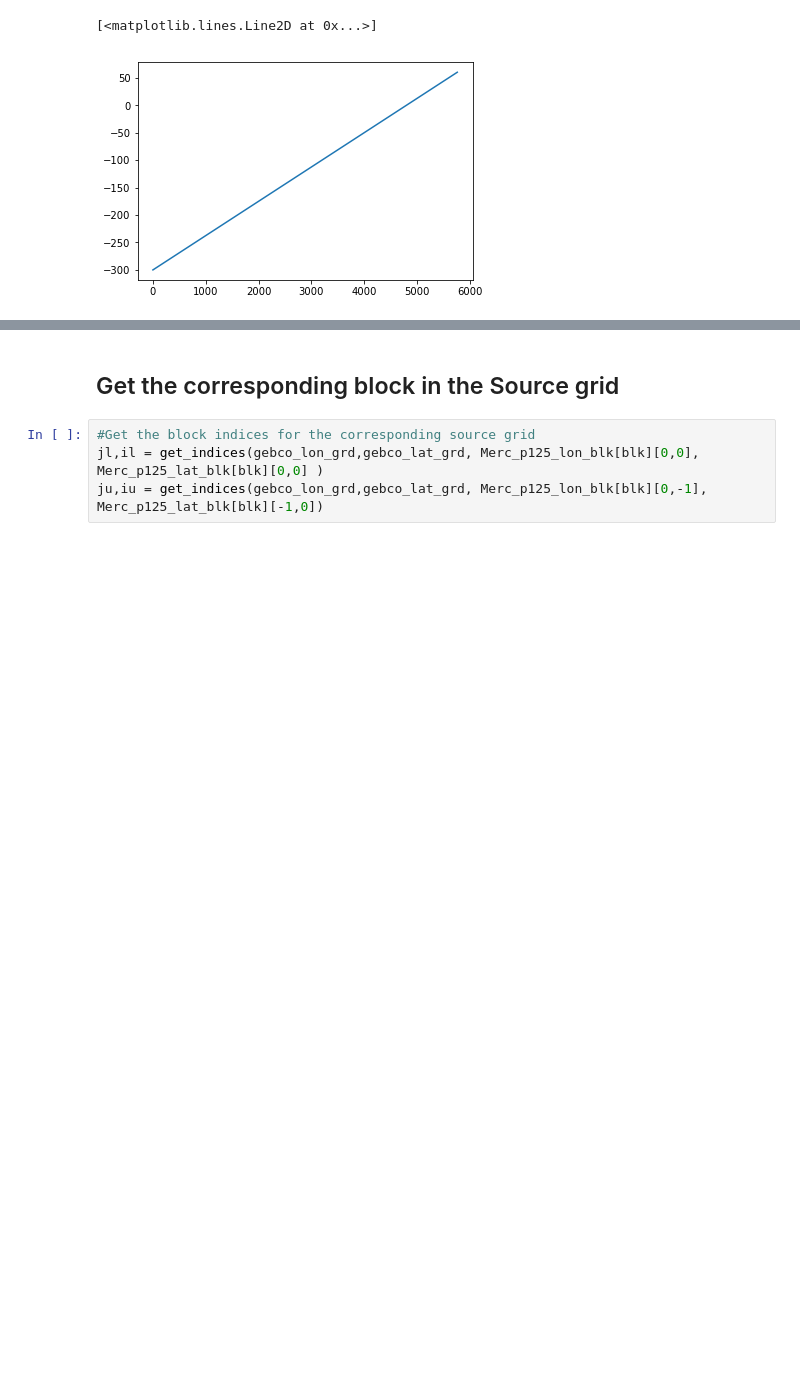
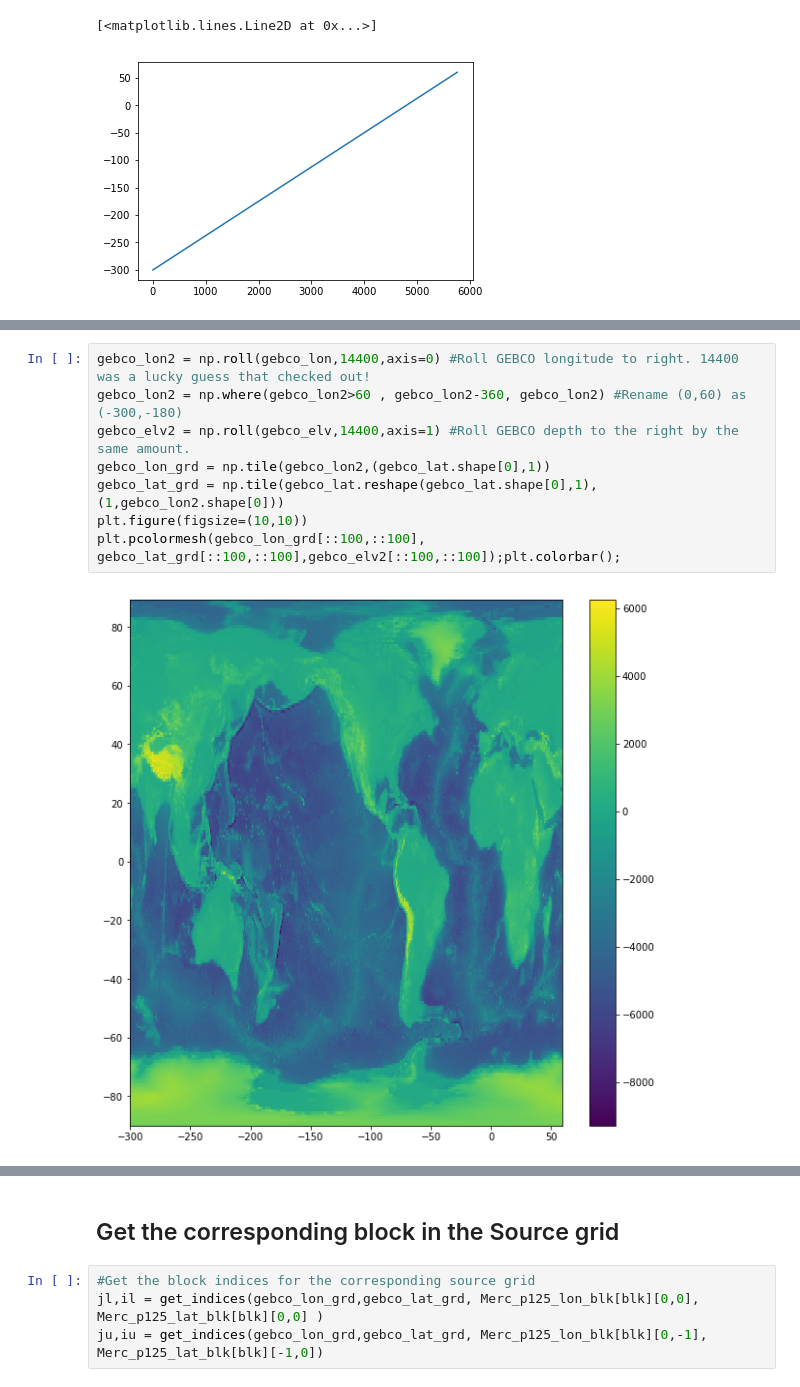
Before and after one commit to adcroft/thin-wall-topography, a Jupyter notebook: python/algorithm_dev-10.ipynb, the cells around one changed output, grey strips where cells are left out. Drawn from its saved outputs; the diff is of its cells as text; blank space fills up the shorter version.

```diff
--- a/python/algorithm_dev-10.ipynb
+++ b/python/algorithm_dev-10.ipynb
@@ -344,0 +363,10 @@ source grid array shapes:  (43200,) (21600,) (21600, 43200)
+# %%
+gebco_lon2 = np.roll(gebco_lon,14400,axis=0) #Roll GEBCO longitude to right. 14400 was a lucky guess that checked out!
+gebco_lon2 = np.where(gebco_lon2>60 , gebco_lon2-360, gebco_lon2) #Rename (0,60) as (-300,-180)
+gebco_elv2 = np.roll(gebco_elv,14400,axis=1) #Roll GEBCO depth to the right by the same amount.
+gebco_lon_grd = np.tile(gebco_lon2,(gebco_lat.shape[0],1))
+gebco_lat_grd = np.tile(gebco_lat.reshape(gebco_lat.shape[0],1),(1,gebco_lon2.shape[0]))
+plt.figure(figsize=(10,10))
+plt.pcolormesh(gebco_lon_grd[::100,::100], gebco_lat_grd[::100,::100],gebco_elv2[::100,::100]);plt.colorbar();
+# %% [output]
+[figure, added]
```
Also changed, not shown: parts of 15 cells of this notebook, 2 other files.
